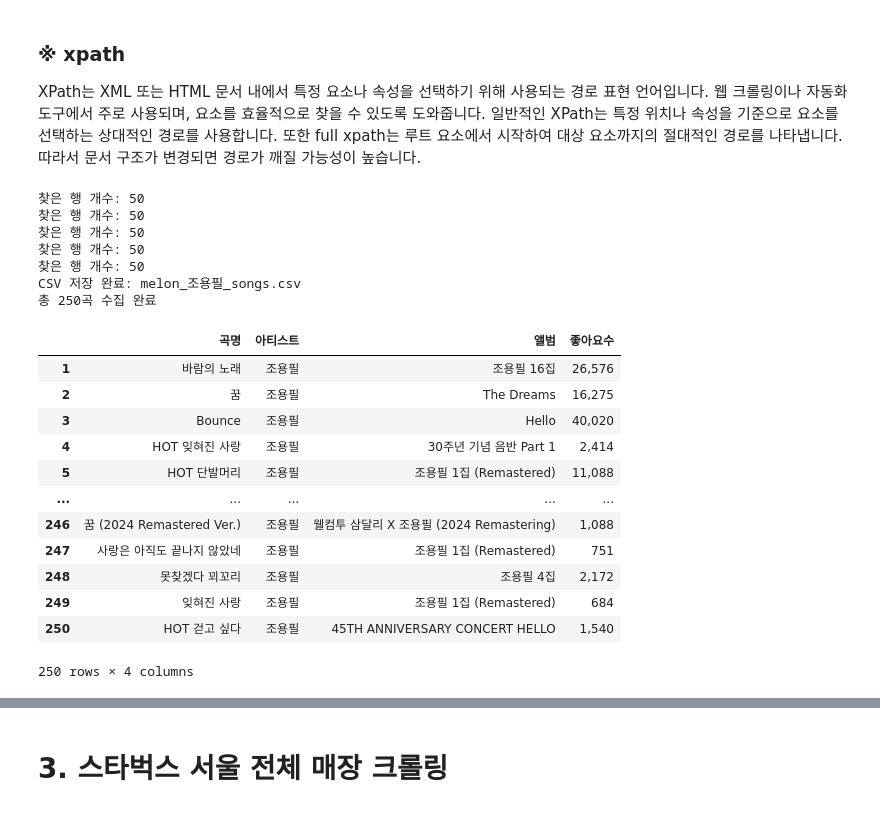
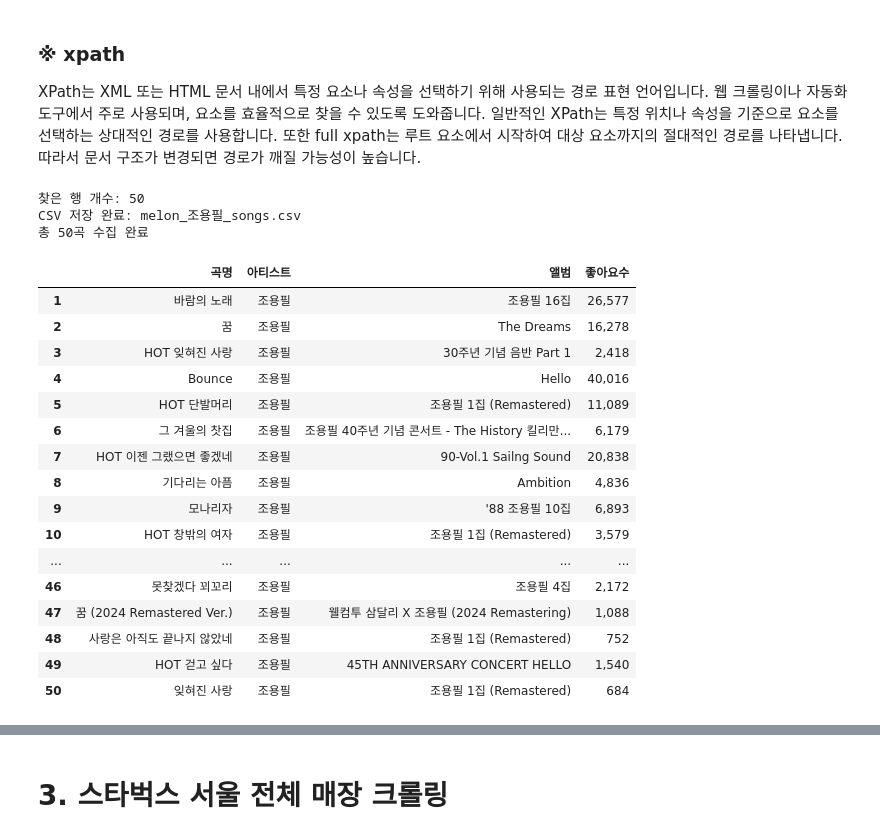
Before and after one commit to kjalh/02_DataAnalysis, a Jupyter notebook: 04_셀레니움.ipynb, the cells around one changed output, grey strips where cells are left out. Cells and saved outputs as stored; diff of their text form; code cells hidden in the pictures.

```diff
--- a/04_셀레니움.ipynb
+++ b/04_셀레니움.ipynb
@@ -315,28 +315,28 @@ from selenium.webdriver.support import expected_conditions as EC
 #         # driver.quit()
 #         pass
 # %%
-# melon_search_from_main("조용필")
+melon_search_from_main("조용필")
 # %% [output]
-찾은 행 개수: 50
-찾은 행 개수: 50
-찾은 행 개수: 50
-찾은 행 개수: 50
 찾은 행 개수: 50
 CSV 저장 완료: melon_조용필_songs.csv
-총 250곡 수집 완료
+총 50곡 수집 완료
 |  | 곡명 | 아티스트 | 앨범 | 좋아요수 |
-| 1 | 바람의 노래 | 조용필 | 조용필 16집 | 26,576 |
-| 2 | 꿈 | 조용필 | The Dreams | 16,275 |
-| 3 | Bounce | 조용필 | Hello | 40,020 |
-| 4 | HOT 잊혀진 사랑 | 조용필 | 30주년 기념 음반 Part 1 | 2,414 |
-| 5 | HOT 단발머리 | 조용필 | 조용필 1집 (Remastered) | 11,088 |
+| 1 | 바람의 노래 | 조용필 | 조용필 16집 | 26,577 |
+| 2 | 꿈 | 조용필 | The Dreams | 16,278 |
+| 3 | HOT 잊혀진 사랑 | 조용필 | 30주년 기념 음반 Part 1 | 2,418 |
+| 4 | Bounce | 조용필 | Hello | 40,016 |
+| 5 | HOT 단발머리 | 조용필 | 조용필 1집 (Remastered) | 11,089 |
+| 6 | 그 겨울의 찻집 | 조용필 | 조용필 40주년 기념 콘서트 - The History 킬리만... | 6,179 |
+| 7 | HOT 이젠 그랬으면 좋겠네 | 조용필 | 90-Vol.1 Sailng Sound | 20,838 |
+| 8 | 기다리는 아픔 | 조용필 | Ambition | 4,836 |
+| 9 | 모나리자 | 조용필 | '88 조용필 10집 | 6,893 |
+| 10 | HOT 창밖의 여자 | 조용필 | 조용필 1집 (Remastered) | 3,579 |
 | ... | ... | ... | ... | ... |
-| 246 | 꿈 (2024 Remastered Ver.) | 조용필 | 웰컴투 삼달리 X 조용필 (2024 Remastering) | 1,088 |
-| 247 | 사랑은 아직도 끝나지 않았네 | 조용필 | 조용필 1집 (Remastered) | 751 |
-| 248 | 못찾겠다 꾀꼬리 | 조용필 | 조용필 4집 | 2,172 |
-| 249 | 잊혀진 사랑 | 조용필 | 조용필 1집 (Remastered) | 684 |
-| 250 | HOT 걷고 싶다 | 조용필 | 45TH ANNIVERSARY CONCERT HELLO | 1,540 |
+| 46 | 못찾겠다 꾀꼬리 | 조용필 | 조용필 4집 | 2,172 |
+| 47 | 꿈 (2024 Remastered Ver.) | 조용필 | 웰컴투 삼달리 X 조용필 (2024 Remastering) | 1,088 |
+| 48 | 사랑은 아직도 끝나지 않았네 | 조용필 | 조용필 1집 (Remastered) | 752 |
+| 49 | HOT 걷고 싶다 | 조용필 | 45TH ANNIVERSARY CONCERT HELLO | 1,540 |
+| 50 | 잊혀진 사랑 | 조용필 | 조용필 1집 (Remastered) | 684 |
-250 rows × 4 columns
 # %%
 import time
 import pandas as pd
```
Also changed, not shown: parts of 1 cell of this notebook, 1 other file.
